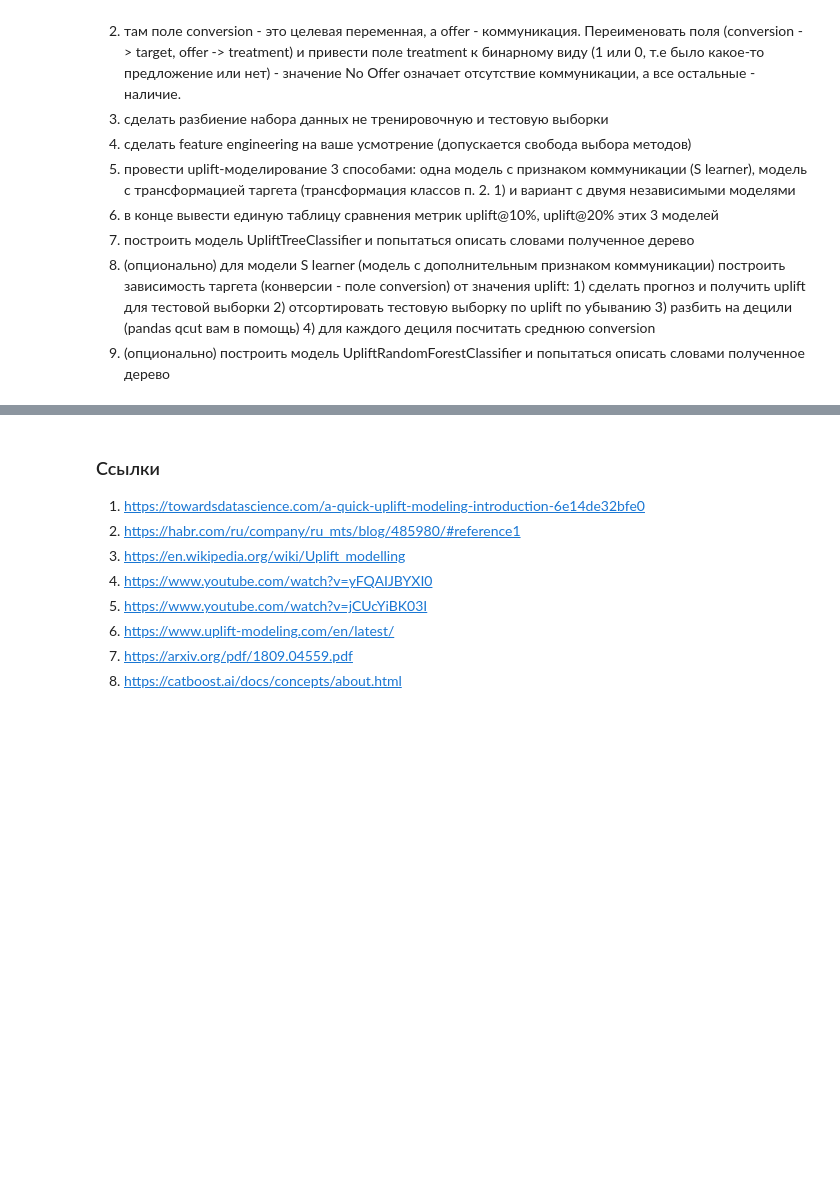
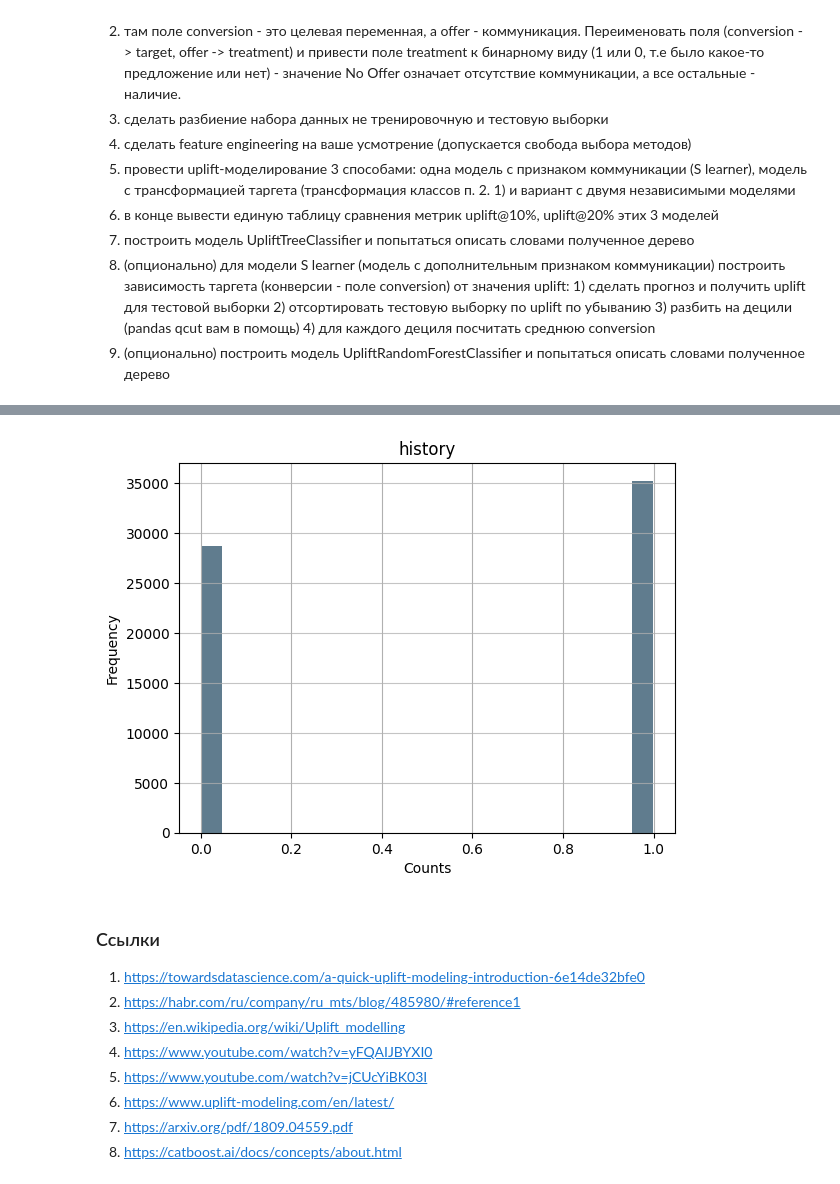
Before and after one commit to Anbionchik/Git_brain_lessons, a Jupyter notebook: Algorythms_in_business/Les4/webinar4.ipynb, the cells around one changed output, grey strips where cells are left out. Saved outputs shown, nothing was run; the diff lists cells and outputs as text; code cells hidden in the pictures; blank space fills up the shorter version.

```diff
--- a/Algorythms_in_business/Les4/webinar4.ipynb
+++ b/Algorythms_in_business/Les4/webinar4.ipynb
@@ -341,2 +341,2 @@ ModuleNotFoundError: No module named 'causalml'
 # %%
-DT = pd.from_csv()
+DT = pd.read_csv('HW_data.csv')
@@ -342,0 +362,4 @@ DT = pd.from_csv()
+# %%
+DT.rename(columns={'offer':'treatment','conversion':'target'}, inplace=True)
+# %%
+DT['treatment'] = np.where(DT['treatment'] == 'No Offer', 0, 1)
@@ -343,3 +368,15 @@ DT = pd.from_csv()
+# %%
+from matplotlib import pyplot as plt
+
+commutes = pd.Series(np.random.gamma(1000, size=10) ** 1.5)
+
+DT['used_discount'].plot.hist(grid=True, bins=20, rwidth=0.9,
+                   color='#607c8e')
+plt.title('history')
+plt.xlabel('Counts')
+plt.grid(axis='y', alpha=0.75)
+# %% [output]
+[figure, added]
 # %% [markdown]
 ### Ссылки
 
```
Also changed, not shown: parts of 9 cells of this notebook.
